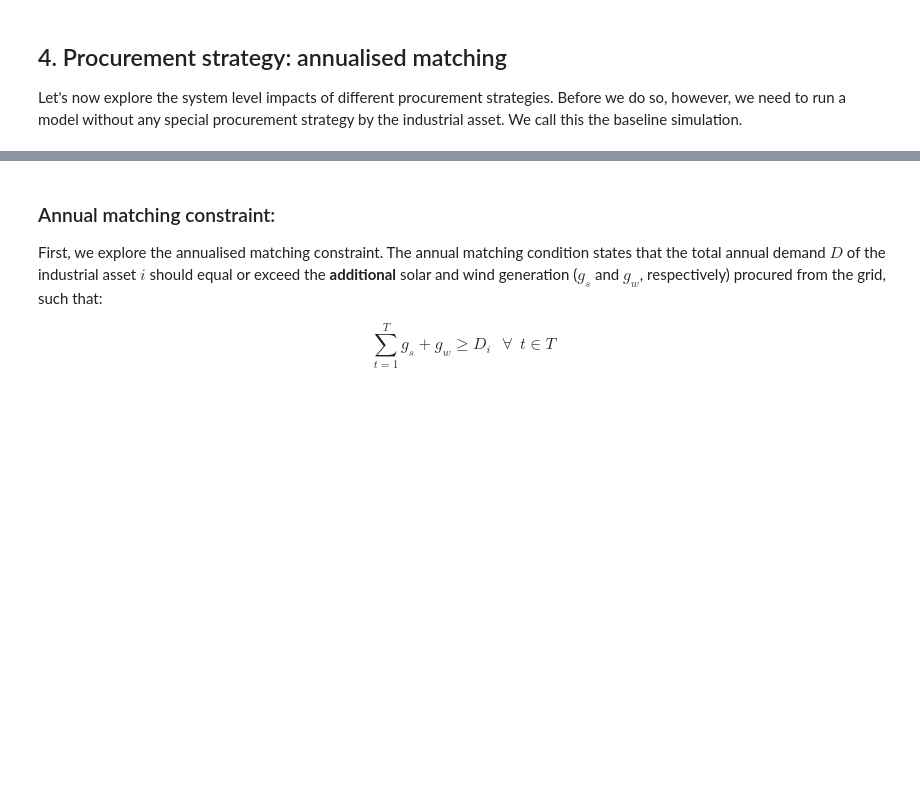
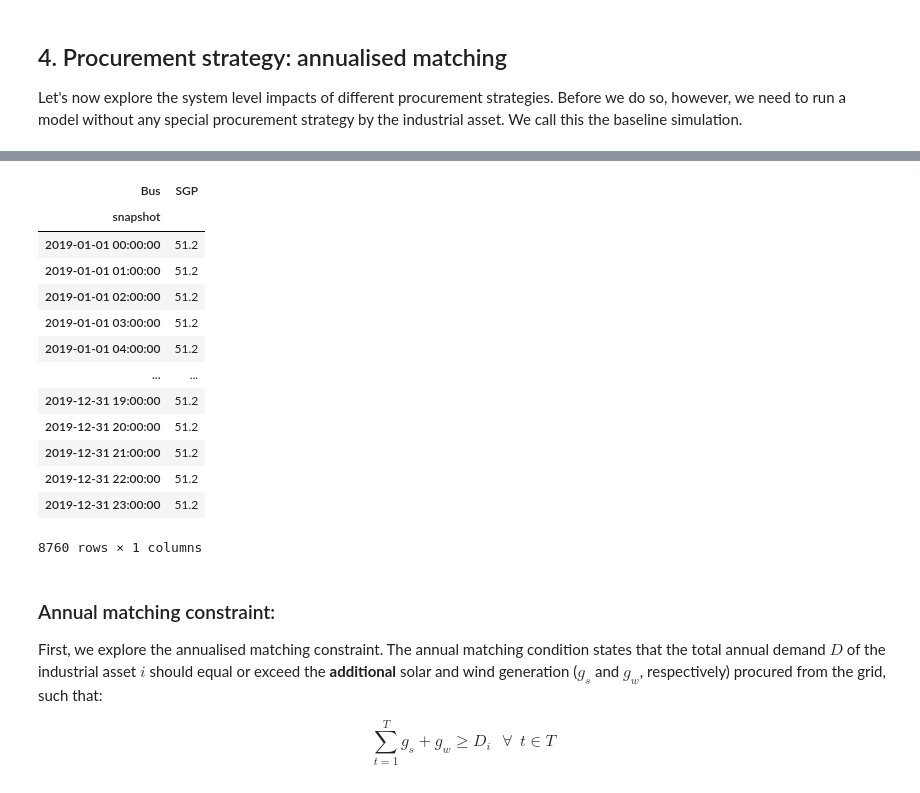
Before and after one commit to transition-zero/ecf-steel-cfe, a Jupyter notebook: notebooks/01_toy_model_sgp.ipynb, the cells around one changed output, grey strips where cells are left out. Drawn from its saved outputs; the diff is of its cells as text; code cells hidden in the pictures; blank space fills up the shorter version.

```diff
--- a/notebooks/01_toy_model_sgp.ipynb
+++ b/notebooks/01_toy_model_sgp.ipynb
@@ -357,4 +357,21 @@ HiGHS run time      :          0.08
 ('ok', 'optimal')
+# %%
+baseline_model.buses_t.marginal_price
+# %% [output]
+| Bus | SGP |
+| snapshot |  |
+| 2019-01-01 00:00:00 | 51.2 |
+| 2019-01-01 01:00:00 | 51.2 |
+| 2019-01-01 02:00:00 | 51.2 |
+| 2019-01-01 03:00:00 | 51.2 |
+| 2019-01-01 04:00:00 | 51.2 |
+| ... | ... |
+| 2019-12-31 19:00:00 | 51.2 |
+| 2019-12-31 20:00:00 | 51.2 |
+| 2019-12-31 21:00:00 | 51.2 |
+| 2019-12-31 22:00:00 | 51.2 |
+| 2019-12-31 23:00:00 | 51.2 |
+8760 rows × 1 columns
 # %% [markdown]
 ### Annual matching constraint:
 First, we explore the annualised matching constraint. The annual matching condition states that the total annual demand $D$ of the industrial asset $i$ should equal or exceed the **additional** solar and wind generation ($g_{s}$ and $g_{w}$, respectively) procured from the grid, such that:
```
Also changed, not shown: parts of 14 cells of this notebook, 1 other file.
